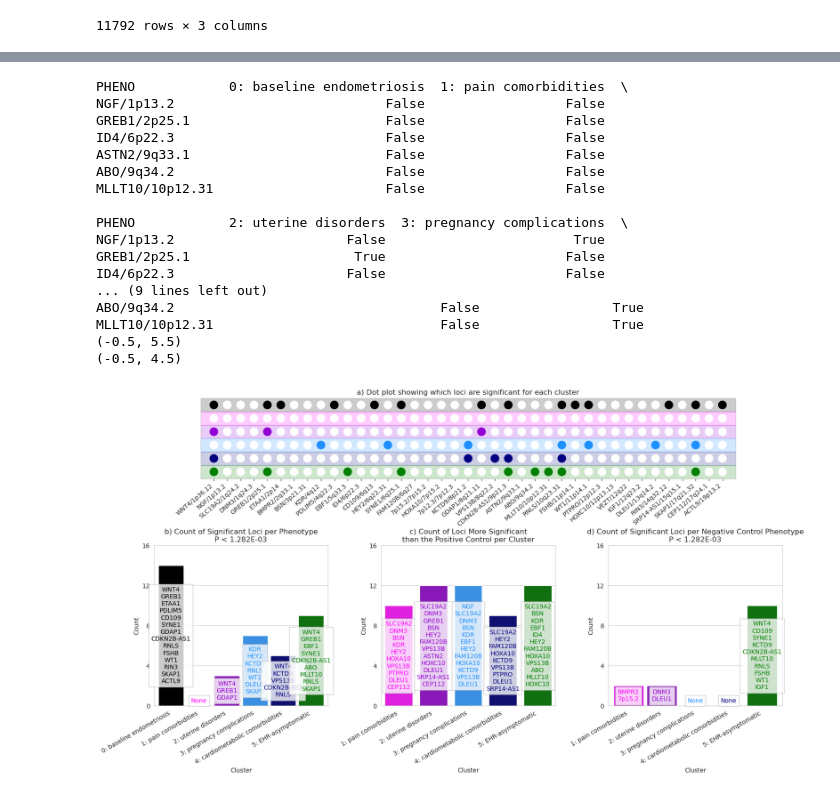
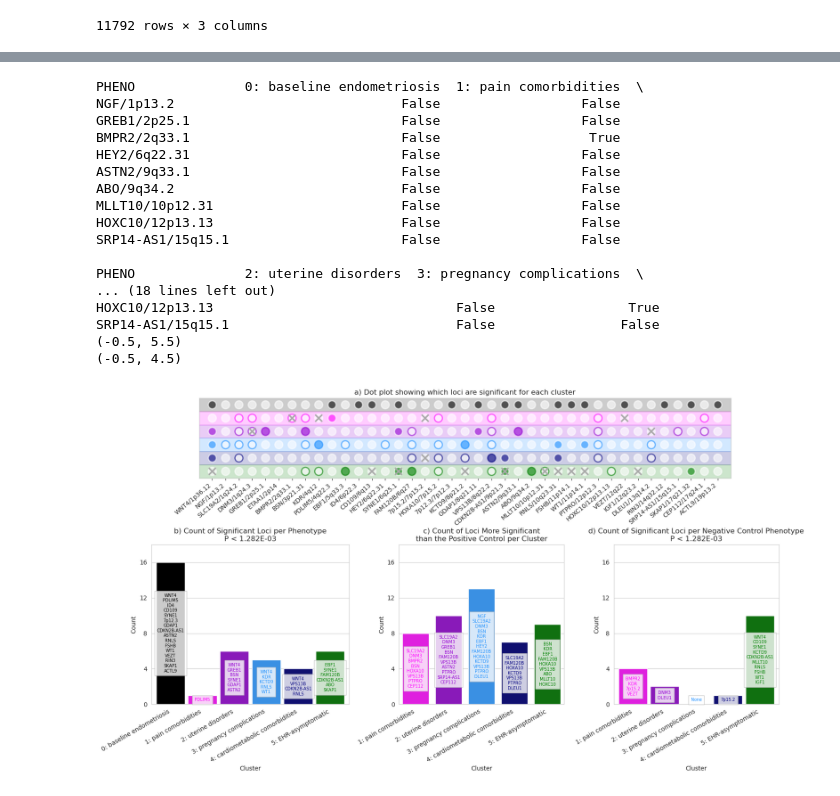
Before and after one commit to Setia-Verma-Lab/endometriosis_subtyping, a Jupyter notebook: Cluster_Heterogeneity/Test_Cluster_Heterogeneity.ipynb, the cells around one changed output, grey strips where cells are left out. Saved outputs shown, nothing was run; the diff lists cells and outputs as text; code cells hidden in the pictures.

```diff
--- a/Cluster_Heterogeneity/Test_Cluster_Heterogeneity.ipynb
+++ b/Cluster_Heterogeneity/Test_Cluster_Heterogeneity.ipynb
@@ -178,7 +178,7 @@ df_nc['PWR_SE'] = df_nc['Sigma'] / np.sqrt(df_nc['Neff_meta'] * 2 * df_nc['MAF']
 df_nc['Z'] = (df_nc['KNOWN_BETA'] / df_nc['PWR_SE']).astype(float)
 df_nc['CHI2'] = df_nc['Z'] ** 2
 
-q_thresh = float(ncx2.ppf(1 - 5E-8, df=1, nc=0))
+q_thresh = float(ncx2.ppf(1 - sig_line, df=1, nc=0))
 df_nc['Power'] = 1 - ncx2.cdf(q_thresh, df=1, nc=df_nc['CHI2'].values)
 
 df_nc
@@ -274,7 +274,7 @@ df['PWR_SE'] = df['Sigma'] / np.sqrt(df['Neff_meta'] * 2 * df['MAF'] * (1-df['MA
 df['Z'] = (df['KNOWN_BETA'] / df['PWR_SE']).astype(float)
 df['CHI2'] = df['Z'] ** 2
 
-q_thresh = float(ncx2.ppf(1 - 5E-8, df=1, nc=0))
+q_thresh = float(ncx2.ppf(1 - sig_line, df=1, nc=0))
 df['Power'] = 1 - ncx2.cdf(q_thresh, df=1, nc=df['CHI2'].values)
 
 df
@@ -1078,11 +1078,18 @@ plot_df = plot_df.pivot_table(columns='PHENO', index='Signal', values=p_col).loc
 p_val_pivot = plot_df.copy()
 plot_df = plot_df.apply(lambda x: x < plot_df['0: baseline endometriosis'])
 
+plot_df_nc = df_nc.copy()
+plot_df_nc = plot_df_nc.sort_values(by=p_col).drop_duplicates(subset=['Signal', 'PHENO'], keep='first')
+plot_df_nc['PHENO'] = plot_df_nc['PHENO'].replace(pheno_map)
+plot_df_nc['PHENO_NUM'] = plot_df_nc['PHENO'].replace(pheno_num)
+plot_df_nc = plot_df_nc.pivot_table(columns='PHENO', index='Signal', values=p_col).loc[signal_order]
+p_val_pivot_nc = plot_df_nc.copy()
+
 print(plot_df[plot_df.sum(axis=1) == 1])
 
 colors4 = [c if c != 'k' else 'w' for c in colors2]
 
-fig, axes = plt.subplots(ncols=3, gridspec_kw={'width_ratios': [1, 1, 1], 'height_ratios': [0.5, 1]}, nrows=2)
+fig, axes = plt.subplots(ncols=3, gridspec_kw={'width_ratios': [1.2, 1, 1], 'height_ratios': [0.5, 1]}, nrows=2)
 fig.set_size_inches(16, 9)
 
 ax = axes[1][1]
@@ -1110,7 +1117,7 @@ for _, row in sig_counts.iterrows():
     sig_signals = [s.split('/')[0] for s in sig_signals]
     # t = ax.text(pheno_num[pheno], count1+0.3, '\n'.join(sig_signals) if len(sig_signals) > 0 else 'None', color=colors2[pheno_num[pheno]], ha='center', va='bottom')
     # t.set_bbox(dict(facecolor='w', alpha=0.6, edgecolor='silver'))
-    t = ax.text(pheno_num[pheno] - 1, max(0.5, count1 / 2), '\n'.join(sig_signals) if len(sig_signals) > 0 else 'None', color=colors2[pheno_num[pheno]], ha='center', va='center')
+    t = ax.text(pheno_num[pheno] - 1, max(0.5, count1 / 2), '\n'.join(sig_signals) if len(sig_signals) > 0 else 'None', color=colors2[pheno_num[pheno]], ha='center', va='center', fontsize='x-small')
     t.set_bbox(dict(facecolor='w', alpha=0.8, edgecolor='silver'))
 
 sns.barplot(data=sig_counts, x='PHENO_NUM', y='Beats_Pos_Control',
@@ -1124,7 +1131,7 @@ ax.set_title(f'c) Count of Loci More Significant\nthan the Positive Control per
 ax.set_ylabel('Count')
 
 ax.set_xticks(np.arange(len(pheno_num)-1))
-ax.set_ylim(0, 16)
+ax.set_ylim(0, 18)
 ax.set_xticklabels([k for k in pheno_num.keys() if '0' not in k], rotation=30, ha='right')
 ax.set_yticks(np.arange(0, 17, 4))
 ax.set_xlabel('Cluster')
@@ -1164,7 +1171,7 @@ for pheno, subDF in plot_df.groupby('PHENO'):
     sig_signals = [s.split('/')[0] for s in sig_signals]
     # t = ax.text(pheno_num[pheno], count1+0.3, '\n'.join(sig_signals) if len(sig_signals) > 0 else 'None', color=colors2[pheno_num[pheno]], ha='center', va='bottom')
     # t.set_bbox(dict(facecolor='w', alpha=0.6, edgecolor='silver'))
-    t = ax.text(pheno_num[pheno], max(0.5, count1 / 2), '\n'.join(sig_signals) if len(sig_signals) > 0 else 'None', color=colors2[pheno_num[pheno]], ha='center', va='center')
+    t = ax.text(pheno_num[pheno], max(0.5, count1 / 2), '\n'.join(sig_signals) if len(sig_signals) > 0 else 'None', color=colors2[pheno_num[pheno]], ha='center', va='center', fontsize='x-small')
     t.set_bbox(dict(facecolor='w', alpha=0.8, edgecolor='silver'))
 
 sig_counts.index.name = 'PHENO_NUM'
@@ -1182,7 +1189,7 @@ sns.barplot(data=sig_counts, x='PHENO_NUM', y='BF-Corrected',
             palette=colors2, alpha=1,
             ax=ax, legend=False, width=0.9)
 
-ax.set_ylim(0, 16)
+ax.set_ylim(0, 18)
 # ax.set_yticks(np.arange(0, 36, 2))
 ax.set_title(f'b) Count of Significant Loci per Phenotype\nP < {p_thresh:.3E}')
 ax.set_ylabel('Count')
@@ -1230,7 +1237,7 @@ for pheno, subDF in plot_df.groupby('PHENO'):
     sig_signals = [s.split('/')[0] for s in sig_signals]
     # t = ax.text(pheno_num[pheno], count1+0.3, '\n'.join(sig_signals) if len(sig_signals) > 0 else 'None', color=colors2[pheno_num[pheno]], ha='center', va='bottom')
     # t.set_bbox(dict(facecolor='w', alpha=0.6, edgecolor='silver'))
-    t = ax.text(pheno_num[pheno]-1, max(0.5, count1 / 2), '\n'.join(sig_signals) if len(sig_signals) > 0 else 'None', color=colors2[pheno_num[pheno]], ha='center', va='center')
+    t = ax.text(pheno_num[pheno]-1, max(0.5, count1 / 2), '\n'.join(sig_signals) if len(sig_signals) > 0 else 'None', color=colors2[pheno_num[pheno]], ha='center', va='center', fontsize='x-small')
     t.set_bbox(dict(facecolor='w', alpha=0.8, edgecolor='silver'))
 
 sig_counts.index.name = 'PHENO_NUM'
@@ -1248,7 +1255,7 @@ sns.barplot(data=sig_counts, x='PHENO_NUM', y='BF-Corrected',
             palette=colors, alpha=1,
             ax=ax, legend=False, width=0.9)
 
-ax.set_ylim(0, 16)
+ax.set_ylim(0, 18)
 # ax.set_yticks(np.arange(0, 36, 2))
 ax.set_title(f'd) Count of Significant Loci per Negative Control Phenotype\nP < {p_thresh:.3E}')
 ax.set_ylabel('Count')
@@ -1274,49 +1281,66 @@ sig_counts = sig_counts.set_index('PHENO_NUM')
 for pheno, i in pheno_num.items():
     new_rect = Rectangle(xy=(0, 5-i), width=len(signal_num)+1, height=1, color=colors2[i], alpha=0.2)
     upset_ax.add_patch(new_rect)
     for signal, j in signal_num.items():
         use_color = 'w' if p_val_pivot.loc[signal, pheno] > sig_line else colors2[i]
-        new_circle = Circle(xy=(39-j, (5-i)+0.5), radius=0.3, color=use_color)
+        edge_color = colors2[i] if p_val_pivot.loc[signal, pheno] < p_val_pivot.loc[signal, '0: baseline endometriosis'] else None
+        new_circle = Circle(xy=(39-j, (5-i)+0.5), radius=0.3, facecolor=use_color, edgecolor=edge_color, linewidth=2, alpha=0.6)
         upset_ax.add_patch(new_circle)
+        if pheno == '0: baseline endometriosis':
+            continue
+        needs_nc_x = p_val_pivot_nc.loc[signal, pheno] < sig_line
+        if needs_nc_x:
+            X_rect_width = 0.7
+            X_thickness = 0.07
+            X_bar_angle = 45
+            X_color = 'darkgray'
+            rect1 = Rectangle(xy=(39-j-(X_rect_width / 2), (5-i)+0.5-(0.5*X_thickness)),
+                              height=X_thickness, width=X_rect_width,
+                              angle=X_bar_angle, rotation_point='center', color=X_color)
+            rect2 = Rectangle(xy=(39-j-(X_rect_width / 2), (5-i)+0.5-(0.5*X_thickness)),
+                              height=X_thickness, width=X_rect_width,
+                              angle=-X_bar_angle, rotation_point='center', color=X_color)
+            upset_ax.add_patch(rect1)
+            upset_ax.add_patch(rect2)
 
 
 upset_ax.set_ylim(0, 6)
 upset_ax.set_xlim(0, len(signal_num)+1)
 upset_ax.set_aspect('equal')
 upset_ax.grid(False)
 
 # upset_ax.set_yticks(np.arange(0.5, 6, 1))
 # upset_ax.set_yticklabels(reversed(sorted(list(pheno_num.keys()))))
 upset_ax.set_yticks([])
 
 upset_ax.set_xticks(np.arange(1, 40, 1))
 upset_ax.set_xticklabels(signal_order, rotation=40, ha='right')
 upset_ax.tick_params(axis='both', which='major', left=True, bottom=True)
 
 upset_ax.set_title('a) Dot plot showing which loci are significant for each cluster')
 
 plt.tight_layout()
 plt.savefig(f'../Manuscript_Plots/figure_6_NEW_{meta_group}_multi_pane_upset_plus_bar.png', bbox_inches='tight')
 plt.show()
 # %% [output]
-PHENO            0: baseline endometriosis  1: pain comorbidities  \
-NGF/1p13.2                           False                  False
-GREB1/2p25.1                         False                  False
-ID4/6p22.3                           False                  False
-ASTN2/9q33.1                         False                  False
-ABO/9q34.2                           False                  False
-MLLT10/10p12.31                      False                  False
+PHENO              0: baseline endometriosis  1: pain comorbidities  \
+NGF/1p13.2                             False                  False
+GREB1/2p25.1                           False                  False
+BMPR2/2q33.1                           False                   True
+HEY2/6q22.31                           False                  False
+ASTN2/9q33.1                           False                  False
+ABO/9q34.2                             False                  False
+MLLT10/10p12.31                        False                  False
+HOXC10/12p13.13                        False                  False
+SRP14-AS1/15q15.1                      False                  False
 
-PHENO            2: uterine disorders  3: pregnancy complications  \
-NGF/1p13.2                      False                        True
-GREB1/2p25.1                     True                       False
-ID4/6p22.3                      False                       False
-... (9 lines left out)
-ABO/9q34.2                                  False                 True
-MLLT10/10p12.31                             False                 True
+PHENO              2: uterine disorders  3: pregnancy complications  \
+... (18 lines left out)
+HOXC10/12p13.13                               False                 True
+SRP14-AS1/15q15.1                             False                False
 (-0.5, 5.5)
 (-0.5, 4.5)
-[figure, old version]
+[figure, new version]
 # %%
 plot_df = pd.concat([df_nc, df[df['PHENO'] == 'endometriosis']])
 
```
Also changed, not shown: parts of 16 cells of this notebook, 18 other files.
